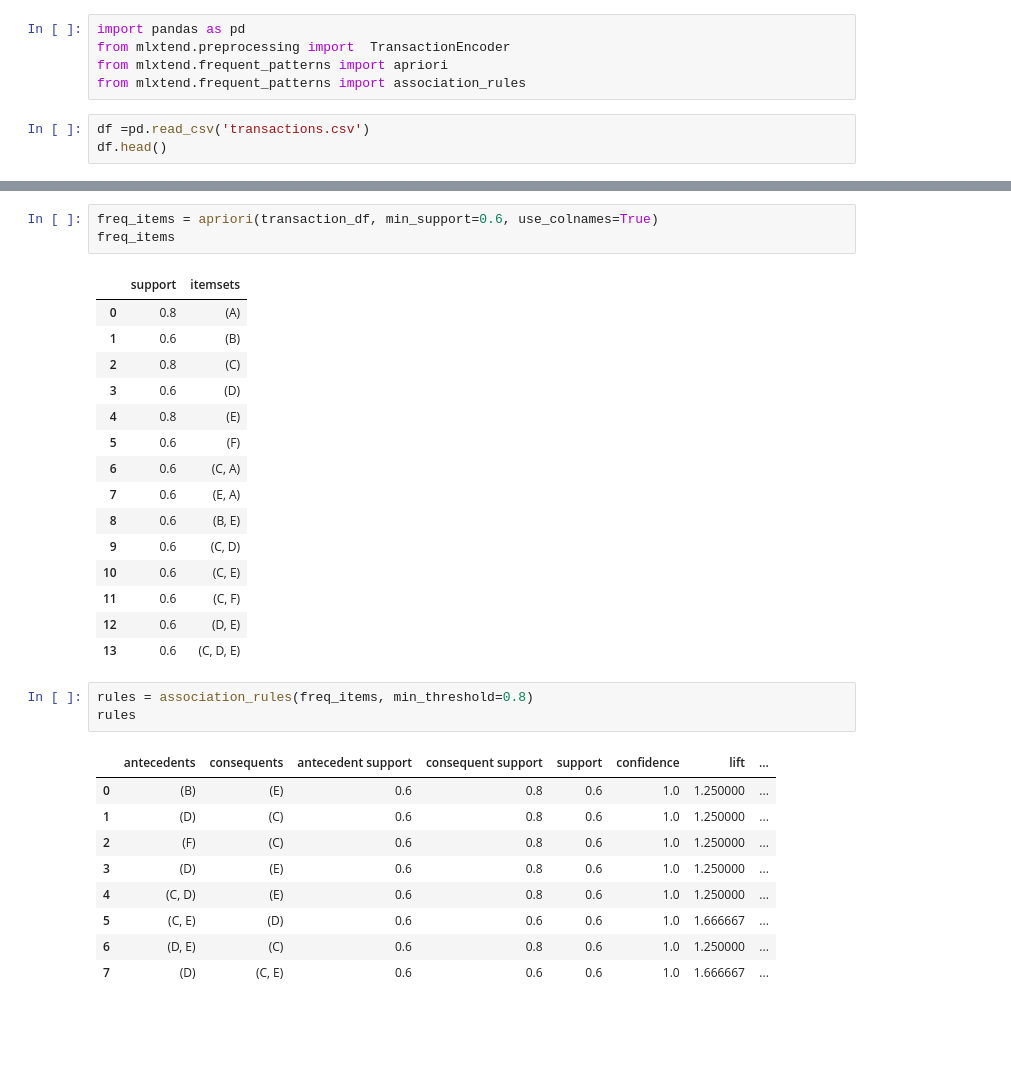
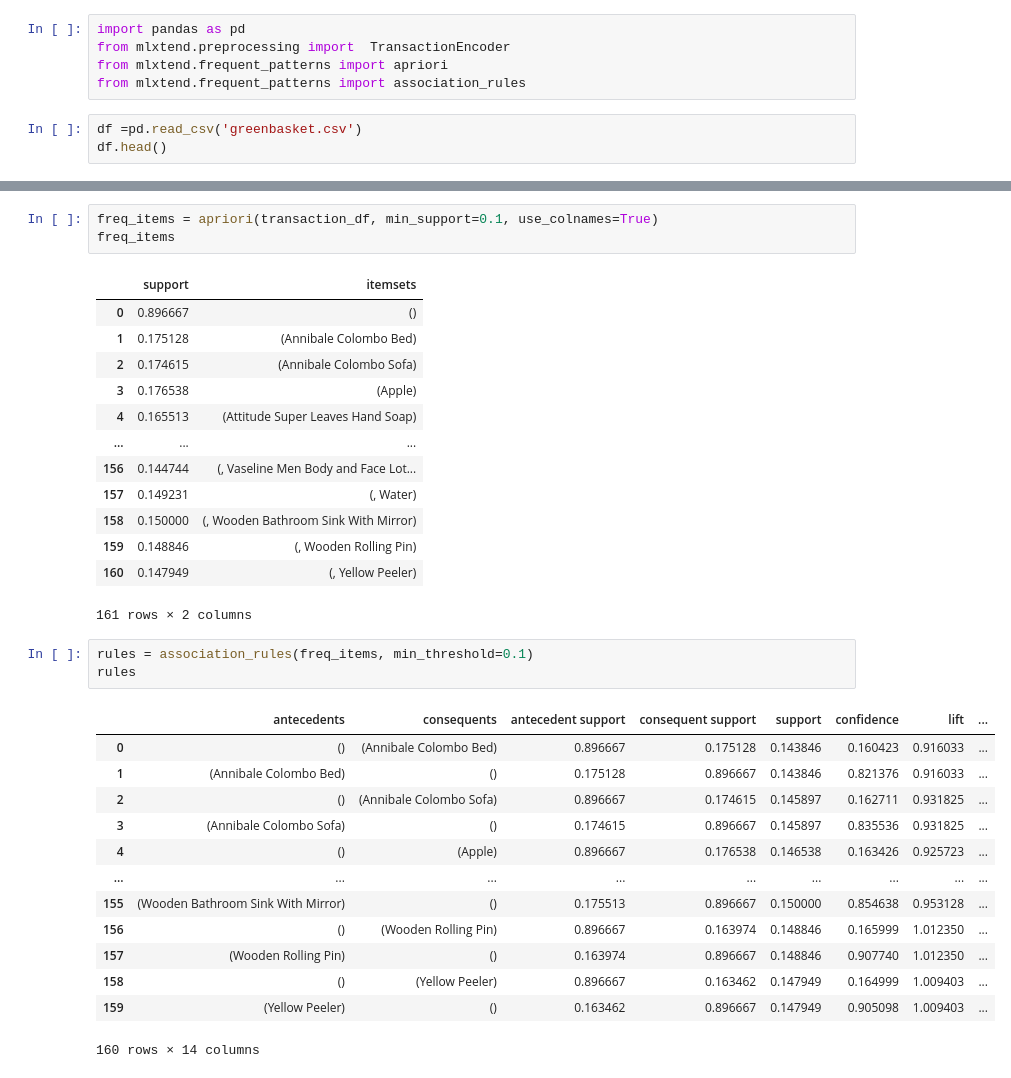
Before and after one commit to ahmud-z/data-mining-lab, a Jupyter notebook: report-03/apriori_algorithm.ipynb, the cells around one changed output, grey strips where cells are left out. Cells and saved outputs as stored; diff of their text form; blank space fills up the shorter version.

```diff
--- a/report-03/apriori_algorithm.ipynb
+++ b/report-03/apriori_algorithm.ipynb
@@ -4,6 +4,6 @@ from mlxtend.preprocessing import  TransactionEncoder
 from mlxtend.frequent_patterns import apriori
 from mlxtend.frequent_patterns import association_rules
 # %%
-df =pd.read_csv('transactions.csv')
+df =pd.read_csv('greenbasket.csv')
 df.head()
 # %% [output]
@@ -69,35 +124,37 @@ transaction_df.head()
 # %%
-freq_items = apriori(transaction_df, min_support=0.6, use_colnames=True)
+freq_items = apriori(transaction_df, min_support=0.1, use_colnames=True)
 freq_items
 # %% [output]
 |  | support | itemsets |
-| 0 | 0.8 | (A) |
-| 1 | 0.6 | (B) |
-| 2 | 0.8 | (C) |
-| 3 | 0.6 | (D) |
-| 4 | 0.8 | (E) |
-| 5 | 0.6 | (F) |
-| 6 | 0.6 | (C, A) |
-| 7 | 0.6 | (E, A) |
-| 8 | 0.6 | (B, E) |
-| 9 | 0.6 | (C, D) |
-| 10 | 0.6 | (C, E) |
-| 11 | 0.6 | (C, F) |
-| 12 | 0.6 | (D, E) |
-| 13 | 0.6 | (C, D, E) |
+| 0 | 0.896667 | () |
+| 1 | 0.175128 | (Annibale Colombo Bed) |
+| 2 | 0.174615 | (Annibale Colombo Sofa) |
+| 3 | 0.176538 | (Apple) |
+| 4 | 0.165513 | (Attitude Super Leaves Hand Soap) |
+| ... | ... | ... |
+| 156 | 0.144744 | (, Vaseline Men Body and Face Lot... |
+| 157 | 0.149231 | (, Water) |
+| 158 | 0.150000 | (, Wooden Bathroom Sink With Mirror) |
+| 159 | 0.148846 | (, Wooden Rolling Pin) |
+| 160 | 0.147949 | (, Yellow Peeler) |
+161 rows × 2 columns
 # %%
-rules = association_rules(freq_items, min_threshold=0.8)
+rules = association_rules(freq_items, min_threshold=0.1)
 rules
 # %% [output]
 |  | antecedents | consequents | antecedent support | consequent support | support | confidence | lift | ... |
-| 0 | (B) | (E) | 0.6 | 0.8 | 0.6 | 1.0 | 1.250000 | ... |
-| 1 | (D) | (C) | 0.6 | 0.8 | 0.6 | 1.0 | 1.250000 | ... |
-| 2 | (F) | (C) | 0.6 | 0.8 | 0.6 | 1.0 | 1.250000 | ... |
-| 3 | (D) | (E) | 0.6 | 0.8 | 0.6 | 1.0 | 1.250000 | ... |
-| 4 | (C, D) | (E) | 0.6 | 0.8 | 0.6 | 1.0 | 1.250000 | ... |
-| 5 | (C, E) | (D) | 0.6 | 0.6 | 0.6 | 1.0 | 1.666667 | ... |
-| 6 | (D, E) | (C) | 0.6 | 0.8 | 0.6 | 1.0 | 1.250000 | ... |
-| 7 | (D) | (C, E) | 0.6 | 0.6 | 0.6 | 1.0 | 1.666667 | ... |
+| 0 | () | (Annibale Colombo Bed) | 0.896667 | 0.175128 | 0.143846 | 0.160423 | 0.916033 | ... |
+| 1 | (Annibale Colombo Bed) | () | 0.175128 | 0.896667 | 0.143846 | 0.821376 | 0.916033 | ... |
+| 2 | () | (Annibale Colombo Sofa) | 0.896667 | 0.174615 | 0.145897 | 0.162711 | 0.931825 | ... |
+| 3 | (Annibale Colombo Sofa) | () | 0.174615 | 0.896667 | 0.145897 | 0.835536 | 0.931825 | ... |
+| 4 | () | (Apple) | 0.896667 | 0.176538 | 0.146538 | 0.163426 | 0.925723 | ... |
+| ... | ... | ... | ... | ... | ... | ... | ... | ... |
+| 155 | (Wooden Bathroom Sink With Mirror) | () | 0.175513 | 0.896667 | 0.150000 | 0.854638 | 0.953128 | ... |
+| 156 | () | (Wooden Rolling Pin) | 0.896667 | 0.163974 | 0.148846 | 0.165999 | 1.012350 | ... |
+| 157 | (Wooden Rolling Pin) | () | 0.163974 | 0.896667 | 0.148846 | 0.907740 | 1.012350 | ... |
+| 158 | () | (Yellow Peeler) | 0.896667 | 0.163462 | 0.147949 | 0.164999 | 1.009403 | ... |
+| 159 | (Yellow Peeler) | () | 0.163462 | 0.896667 | 0.147949 | 0.905098 | 1.009403 | ... |
+160 rows × 14 columns
 # %%
 rules[['antecedents', 'consequents', 'support', 'confidence']]
 # %% [output]
```
Also changed, not shown: parts of 8 cells of this notebook, 9 other files.
